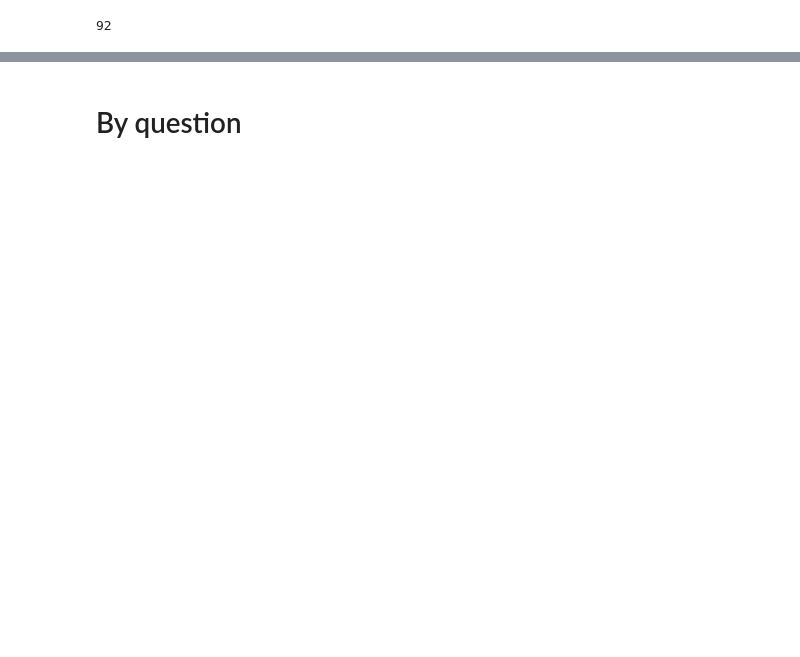
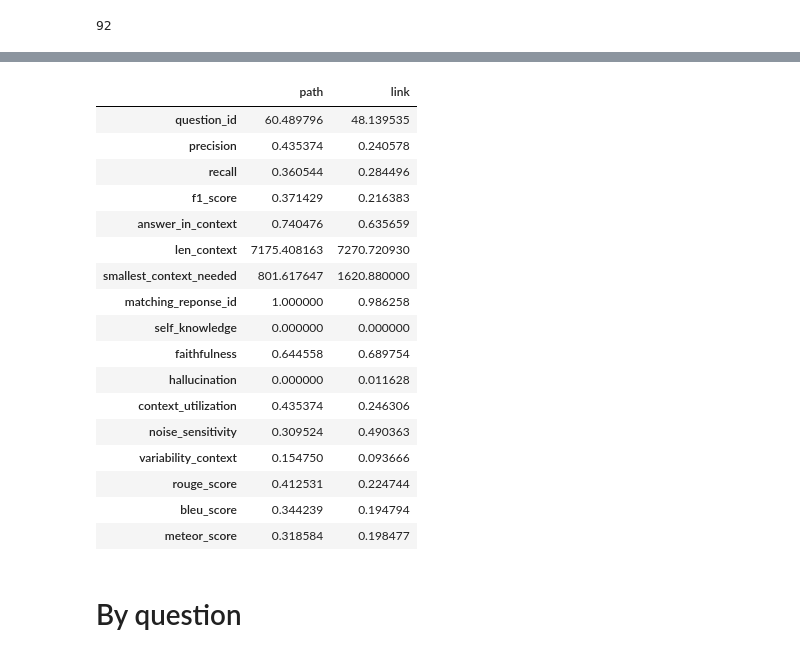
Before and after one commit to LacombeLouis/stark, a Jupyter notebook: notebooks/5_evalutation copy.ipynb, the cells around one changed output, grey strips where cells are left out. Cells and saved outputs as stored; diff of their text form; code cells hidden in the pictures; blank space fills up the shorter version.

```diff
--- a/notebooks/5_evalutation copy.ipynb
+++ b/notebooks/5_evalutation copy.ipynb
@@ -236,0 +424,38 @@ matching_reponse_id
+# %%
+list_mean_values, list_std_values = [], []
+
+df = get_dict_to_df(get_dict_compiled_results(dict_path))
+list_columns = df.columns
+list_mean_values.append(np.mean(df, axis=0))
+list_std_values.append(np.std(df, axis=0))
+df = get_dict_to_df(get_dict_compiled_results(dict_link))
+list_columns = df.columns
+list_mean_values.append(np.mean(df, axis=0))
+list_std_values.append(np.std(df, axis=0))
+
+df_mean = pd.DataFrame(list_mean_values, columns=list_columns).T
+df_std = pd.DataFrame(list_std_values, columns=list_columns).T
+
+df_mean.columns = ["path", "link"]
+df_std.columns = ["path", "link"]
+
+df_mean
+# %% [output]
+|  | path | link |
+| question_id | 60.489796 | 48.139535 |
+| precision | 0.435374 | 0.240578 |
+| recall | 0.360544 | 0.284496 |
+| f1_score | 0.371429 | 0.216383 |
+| answer_in_context | 0.740476 | 0.635659 |
+| len_context | 7175.408163 | 7270.720930 |
+| smallest_context_needed | 801.617647 | 1620.880000 |
+| matching_reponse_id | 1.000000 | 0.986258 |
+| self_knowledge | 0.000000 | 0.000000 |
+| faithfulness | 0.644558 | 0.689754 |
+| hallucination | 0.000000 | 0.011628 |
+| context_utilization | 0.435374 | 0.246306 |
+| noise_sensitivity | 0.309524 | 0.490363 |
+| variability_context | 0.154750 | 0.093666 |
+| rouge_score | 0.412531 | 0.224744 |
+| bleu_score | 0.344239 | 0.194794 |
+| meteor_score | 0.318584 | 0.198477 |
```
Also changed, not shown: parts of 28 cells of this notebook, 4 other files.
